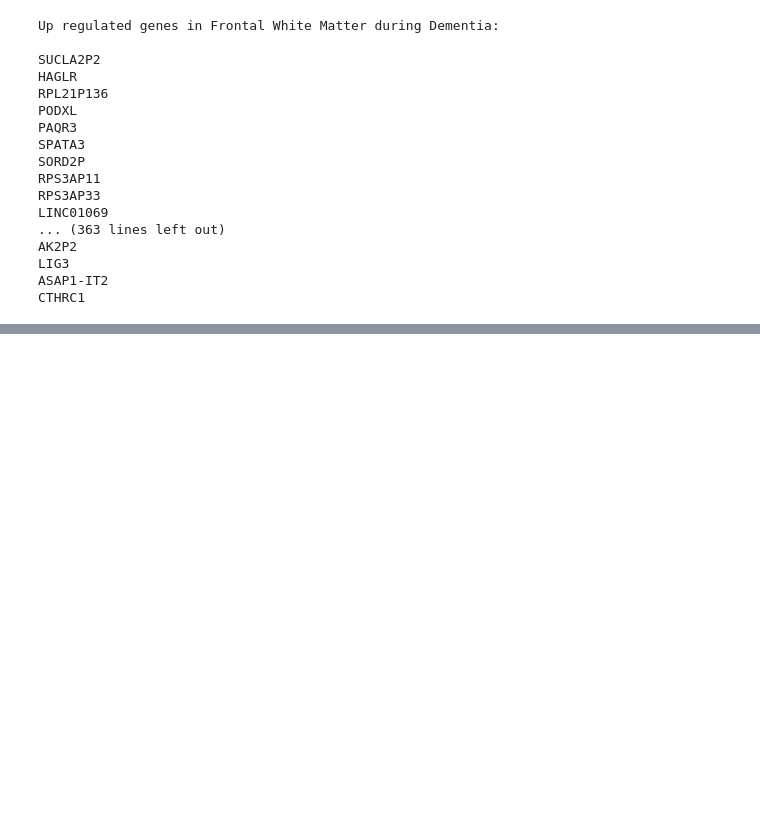
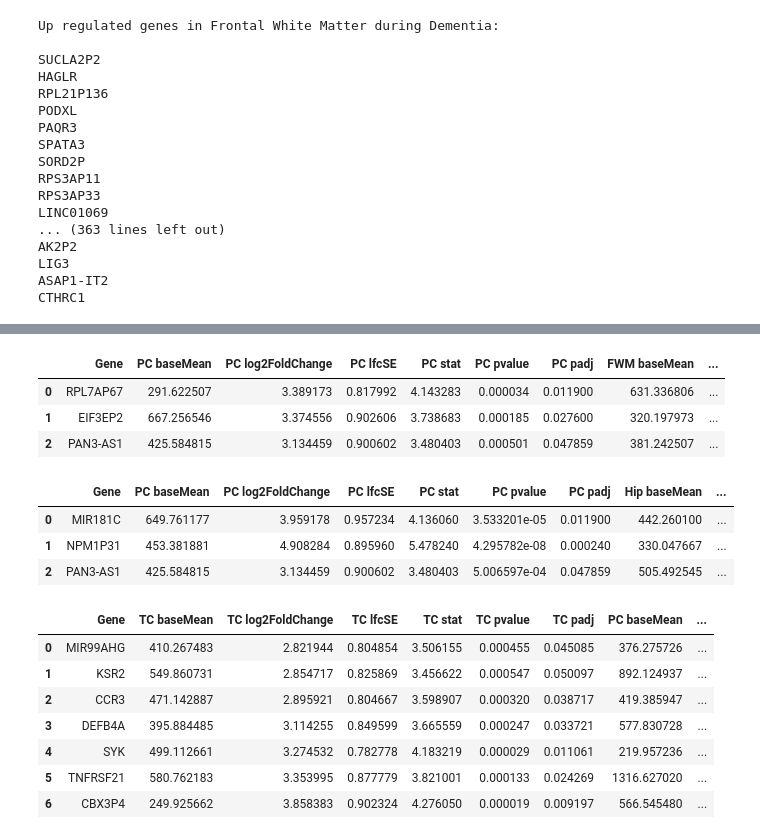
Before and after one commit to mouradap/rnaSeqDementia, a Jupyter notebook: CDEGenes-Allen.ipynb, the cells around one changed output, grey strips where cells are left out. Drawn from its saved outputs; the diff is of its cells as text; code cells hidden in the pictures; blank space fills up the shorter version.

```diff
--- a/CDEGenes-Allen.ipynb
+++ b/CDEGenes-Allen.ipynb
@@ -388,0 +454,32 @@ ImportError: cannot import name 'venn3'
+# %%
+sharedPxHipGenes = ['FPGT.TNNI3K', 'MIR181C', 'NPM1P31', 'PAN3-AS1']
+df1 = pd.DataFrame()
+for gene in sharedPxHipGenes:
+    df1 = df1.append(pxData[pxData['Unnamed: 0'] == gene])
+
+df2 = pd.DataFrame()
+for gene in sharedPxHipGenes:
+    df2 = df2.append(hipData[hipData['Unnamed: 0'] == gene])
+
+df1.columns = ['PC ' + str(x) for x in df1.columns]
+df1.rename(columns = {'PC Unnamed: 0': 'Gene'}, inplace = True)
+df2.columns = ['Hip ' + str(x) for x in df2.columns]
+df2.rename(columns = {'Hip Unnamed: 0': 'Gene'}, inplace = True)
+
+sharedPxHip = df1.merge(df2, on = 'Gene')
+# %%
+sharedTxPxGenes = ['MIR99AHG', 'KSR2', 'CCR3', 'DEFB4A', 'SYK', 'TNFRSF21', 'CBX3P4']
+df1 = pd.DataFrame()
+for gene in sharedTxPxGenes:
+    df1 = df1.append(txData[txData['Unnamed: 0'] == gene])
+
+df2 = pd.DataFrame()
+for gene in sharedTxPxGenes:
+    df2 = df2.append(pxData[pxData['Unnamed: 0'] == gene])
+
+df1.columns = ['TC ' + str(x) for x in df1.columns]
+df1.rename(columns = {'TC Unnamed: 0': 'Gene'}, inplace = True)
+df2.columns = ['PC ' + str(x) for x in df2.columns]
+df2.rename(columns = {'PC Unnamed: 0': 'Gene'}, inplace = True)
+
+sharedTxPx = df1.merge(df2, on = 'Gene')
@@ -388,0 +527,25 @@ ImportError: cannot import name 'venn3'
+# %%
+sharedPcFWM
+# %% [output]
+|  | Gene | PC baseMean | PC log2FoldChange | PC lfcSE | PC stat | PC pvalue | PC padj | FWM baseMean | ... |
+| 0 | RPL7AP67 | 291.622507 | 3.389173 | 0.817992 | 4.143283 | 0.000034 | 0.011900 | 631.336806 | ... |
+| 1 | EIF3EP2 | 667.256546 | 3.374556 | 0.902606 | 3.738683 | 0.000185 | 0.027600 | 320.197973 | ... |
+| 2 | PAN3-AS1 | 425.584815 | 3.134459 | 0.900602 | 3.480403 | 0.000501 | 0.047859 | 381.242507 | ... |
+# %%
+sharedPxHip
+# %% [output]
+|  | Gene | PC baseMean | PC log2FoldChange | PC lfcSE | PC stat | PC pvalue | PC padj | Hip baseMean | ... |
+| 0 | MIR181C | 649.761177 | 3.959178 | 0.957234 | 4.136060 | 3.533201e-05 | 0.011900 | 442.260100 | ... |
+| 1 | NPM1P31 | 453.381881 | 4.908284 | 0.895960 | 5.478240 | 4.295782e-08 | 0.000240 | 330.047667 | ... |
+| 2 | PAN3-AS1 | 425.584815 | 3.134459 | 0.900602 | 3.480403 | 5.006597e-04 | 0.047859 | 505.492545 | ... |
+# %%
+sharedTxPx
+# %% [output]
+|  | Gene | TC baseMean | TC log2FoldChange | TC lfcSE | TC stat | TC pvalue | TC padj | PC baseMean | ... |
+| 0 | MIR99AHG | 410.267483 | 2.821944 | 0.804854 | 3.506155 | 0.000455 | 0.045085 | 376.275726 | ... |
+| 1 | KSR2 | 549.860731 | 2.854717 | 0.825869 | 3.456622 | 0.000547 | 0.050097 | 892.124937 | ... |
+| 2 | CCR3 | 471.142887 | 2.895921 | 0.804667 | 3.598907 | 0.000320 | 0.038717 | 419.385947 | ... |
+| 3 | DEFB4A | 395.884485 | 3.114255 | 0.849599 | 3.665559 | 0.000247 | 0.033721 | 577.830728 | ... |
+| 4 | SYK | 499.112661 | 3.274532 | 0.782778 | 4.183219 | 0.000029 | 0.011061 | 219.957236 | ... |
+| 5 | TNFRSF21 | 580.762183 | 3.353995 | 0.877779 | 3.821001 | 0.000133 | 0.024269 | 1316.627020 | ... |
+| 6 | CBX3P4 | 249.925662 | 3.858383 | 0.902324 | 4.276050 | 0.000019 | 0.009197 | 566.545480 | ... |
```
Also changed, not shown: parts of 20 cells of this notebook, 6 other files.
